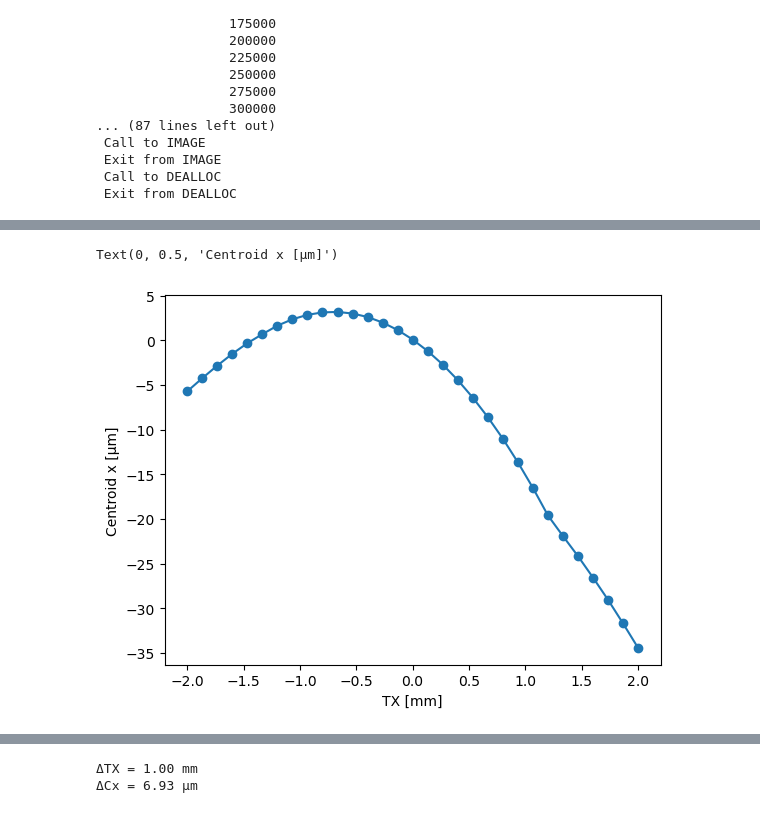
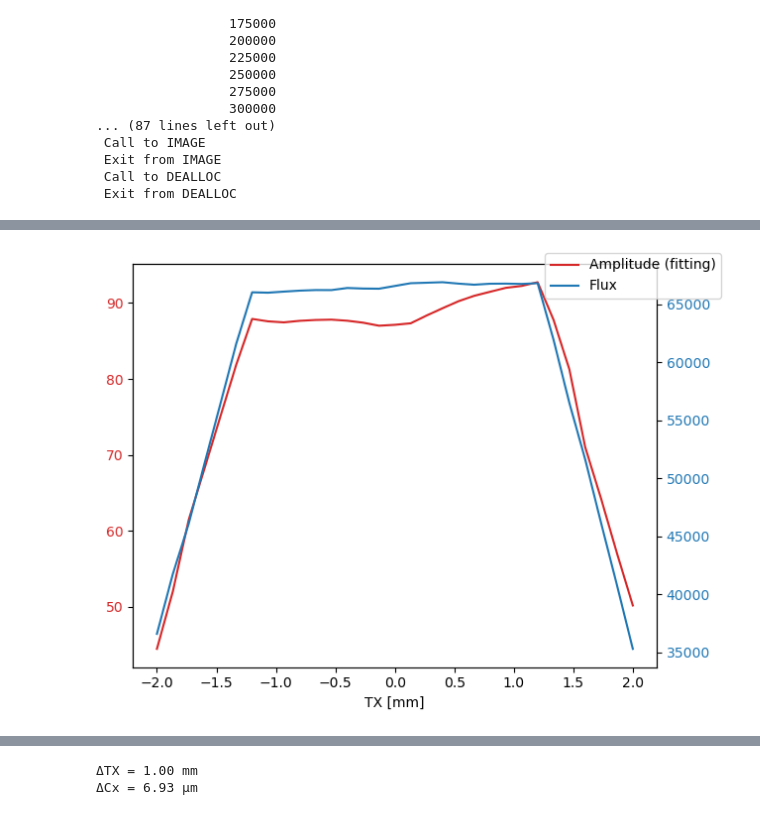
Before and after one commit to amici-lnls/cax-control, a Jupyter notebook: notebooks/initial_testing/caxsim_tests.ipynb, the cells around one changed output, grey strips where cells are left out. Drawn from its saved outputs; the diff is of its cells as text; code cells hidden in the pictures.

```diff
--- a/notebooks/initial_testing/caxsim_tests.ipynb
+++ b/notebooks/initial_testing/caxsim_tests.ipynb
@@ -93,0 +120,3 @@ ana.plot(hprm=ana.hprm_project, roi_zoom=None)
+# %%
+beam1 = cax.dvf_B1.beam.duplicate()
+beam1.retrace(-118.98)
@@ -93,0 +127,5 @@ ana.plot(hprm=ana.hprm_project, roi_zoom=None)
+# %%
+img = save_image(cax.dvf_B1, beam1, image_size=(100, 100))
+# %%
+ana = ana_from_image(img)
+ana.fit(hprm=ana.compute_momenta())
@@ -99,14 +179,17 @@ plt.imshow(ana.img)
 # %%
-cxs = []
+amps_tx = []
+flux_tx = []
 txs  = np.linspace(-2, 2, 31)
 for _tx in txs:
     cax.mirror.tx = _tx
     ana = ana_from_image(cax.dvf_B1.image)
     ana.compute_momenta()
+    ana.fit(hprm=ana.hprm_momenta)
 
-    cxs.append(ana.hprm_momenta['mux'])
+    amps_tx.append(ana.hprm_fitting['amplitude'])
+    flux_tx.append(intensity(ana))
 
 
-[print(f"Cx = {mux:+.2f} μm") for mux in cxs]
+# [print(f"Peak = {amp:+.2f}") for amp in amps]
 # %% [output]
  Call to RESET
@@ -146,7 +247,20 @@ Cx = -34.45 μm
 # %%
-plt.plot(txs, cxs, marker='o')
-plt.xlabel('TX [mm]')
-plt.ylabel('Centroid x [μm]')
+fig, ax1 = plt.subplots()
+
+color = 'tab:red'
+ax1.set_xlabel('TX [mm]')
+# ax1.set_ylabel('exp', color=color)
+ax1.plot(txs, amps_tx, color=color, label='Amplitude (fitting)')
+ax1.tick_params(axis='y', labelcolor=color)
+
+ax2 = ax1.twinx()  # instantiate a second Axes that shares the same x-axis
+
+color = 'tab:blue'
+# ax2.set_ylabel('sin', color=color)  # we already handled the x-label with ax1
+ax2.plot(txs, flux_tx, color=color, label='Flux')
+ax2.tick_params(axis='y', labelcolor=color)
+fig.legend()
+fig.tight_layout()  # otherwise the right y-label is slightly clipped
+plt.show()
 # %% [output]
-Text(0, 0.5, 'Centroid x [μm]')
-[figure, old version]
+[figure, new version]
```
Also changed, not shown: parts of 24 cells of this notebook, 4 other files.
